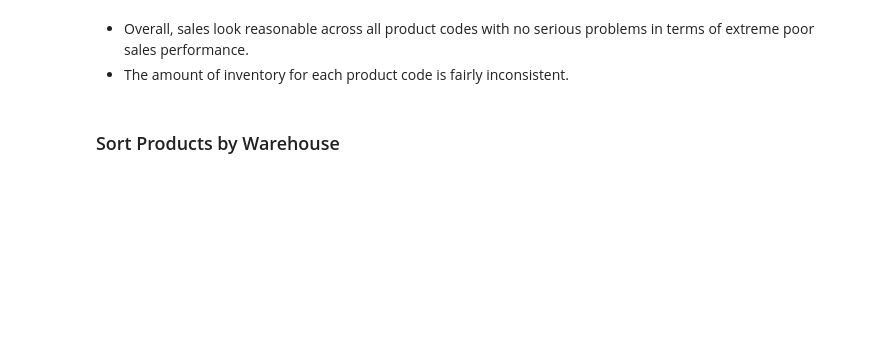
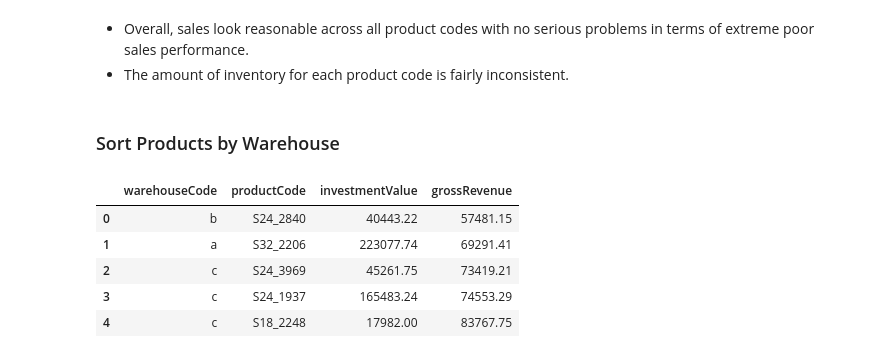
Before and after one commit to BCPMcustom/courseraSQL, a Jupyter notebook: Course#10/MintClassics.ipynb, the cells around one changed output. Drawn from its saved outputs; the diff is of its cells as text; code cells hidden in the pictures; blank space fills up the shorter version.

```diff
--- a/Couse#10/MintClassics.ipynb
+++ b/Course#10/MintClassics.ipynb
@@ -110,3 +112,13 @@ plt.close('all')
 - The amount of inventory for each product code is fairly inconsistent.
 # %% [markdown]
 ### Sort Products by Warehouse
+# %%
+df_WH = df.groupby(['warehouseCode', 'productCode', 'investmentValue'])['grossRevenue'].sum().sort_values().reset_index()
+df_WH.head()
+# %% [output]
+|  | warehouseCode | productCode | investmentValue | grossRevenue |
+| 0 | b | S24_2840 | 40443.22 | 57481.15 |
+| 1 | a | S32_2206 | 223077.74 | 69291.41 |
+| 2 | c | S24_3969 | 45261.75 | 73419.21 |
+| 3 | c | S24_1937 | 165483.24 | 74553.29 |
+| 4 | c | S18_2248 | 17982.00 | 83767.75 |
```
Also changed, not shown: parts of 9 cells of this notebook, 12 other files.
